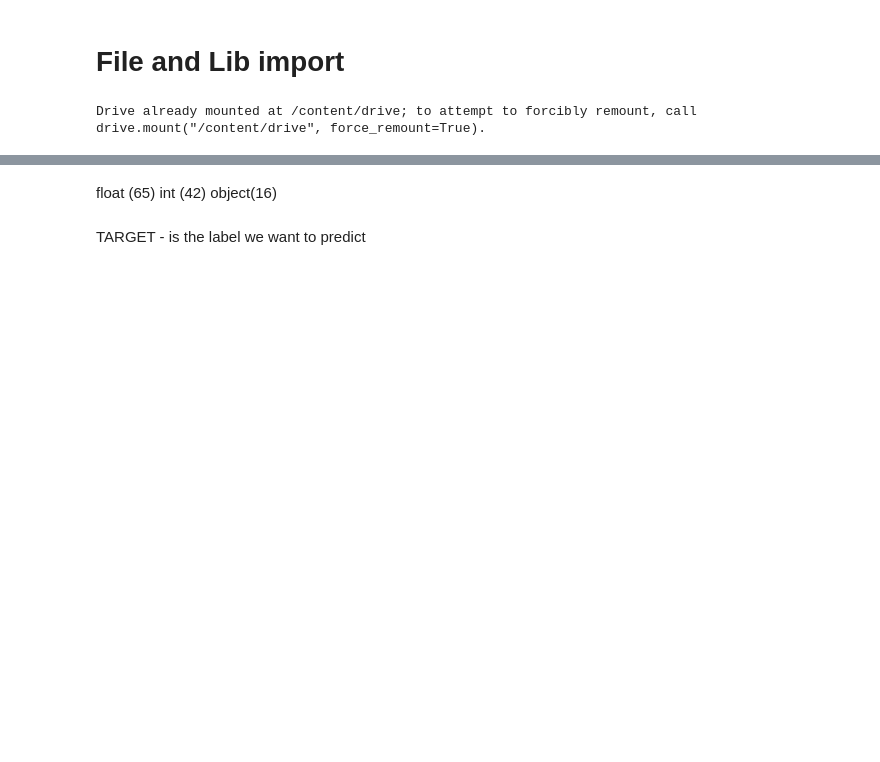
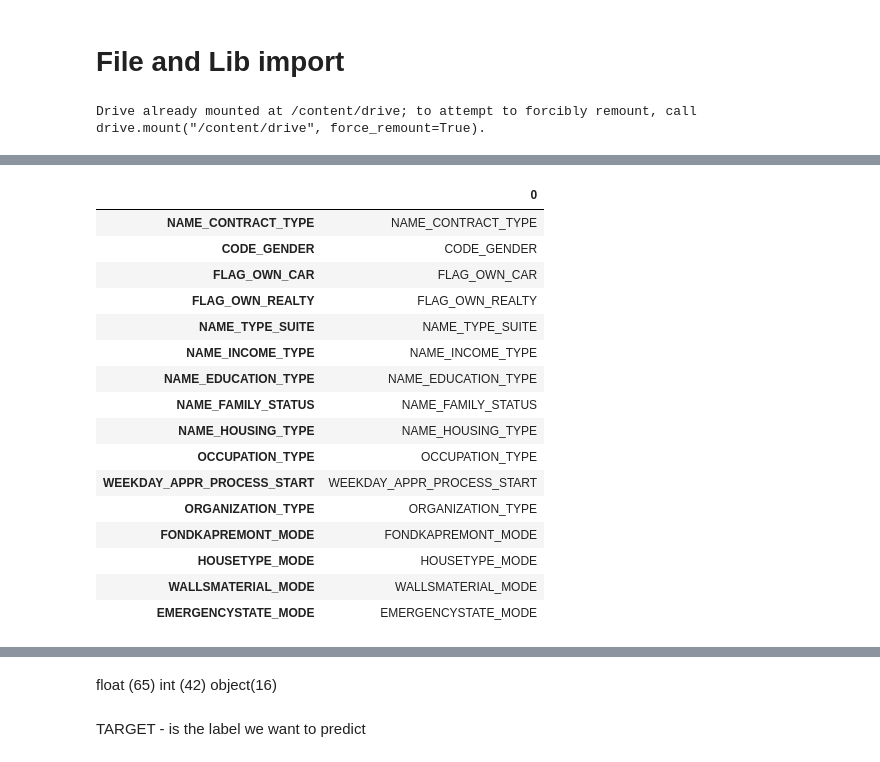
Before and after one commit to yadneshkhairnar194/Home-Credit-Default-Risk, a Jupyter notebook: Home_Credit_Default_Risk.ipynb, the cells around one changed output, grey strips where cells are left out. Saved outputs shown, nothing was run; the diff lists cells and outputs as text; code cells hidden in the pictures; blank space fills up the shorter version.

```diff
--- a/Home_Credit_Default_Risk.ipynb
+++ b/Home_Credit_Default_Risk.ipynb
@@ -125,0 +346,22 @@ data_dictionary.Table.drop_duplicates().tolist()
+# %%
+#@title Get non-numeric columns
+non_numeric_application_train = application_train.select_dtypes(include='object').columns
+non_numeric_application_train.to_frame()
+# %% [output]
+|  | 0 |
+| NAME_CONTRACT_TYPE | NAME_CONTRACT_TYPE |
+| CODE_GENDER | CODE_GENDER |
+| FLAG_OWN_CAR | FLAG_OWN_CAR |
+| FLAG_OWN_REALTY | FLAG_OWN_REALTY |
+| NAME_TYPE_SUITE | NAME_TYPE_SUITE |
+| NAME_INCOME_TYPE | NAME_INCOME_TYPE |
+| NAME_EDUCATION_TYPE | NAME_EDUCATION_TYPE |
+| NAME_FAMILY_STATUS | NAME_FAMILY_STATUS |
+| NAME_HOUSING_TYPE | NAME_HOUSING_TYPE |
+| OCCUPATION_TYPE | OCCUPATION_TYPE |
+| WEEKDAY_APPR_PROCESS_START | WEEKDAY_APPR_PROCESS_START |
+| ORGANIZATION_TYPE | ORGANIZATION_TYPE |
+| FONDKAPREMONT_MODE | FONDKAPREMONT_MODE |
+| HOUSETYPE_MODE | HOUSETYPE_MODE |
+| WALLSMATERIAL_MODE | WALLSMATERIAL_MODE |
+| EMERGENCYSTATE_MODE | EMERGENCYSTATE_MODE |
```
Also changed, not shown: parts of 73 cells of this notebook.
